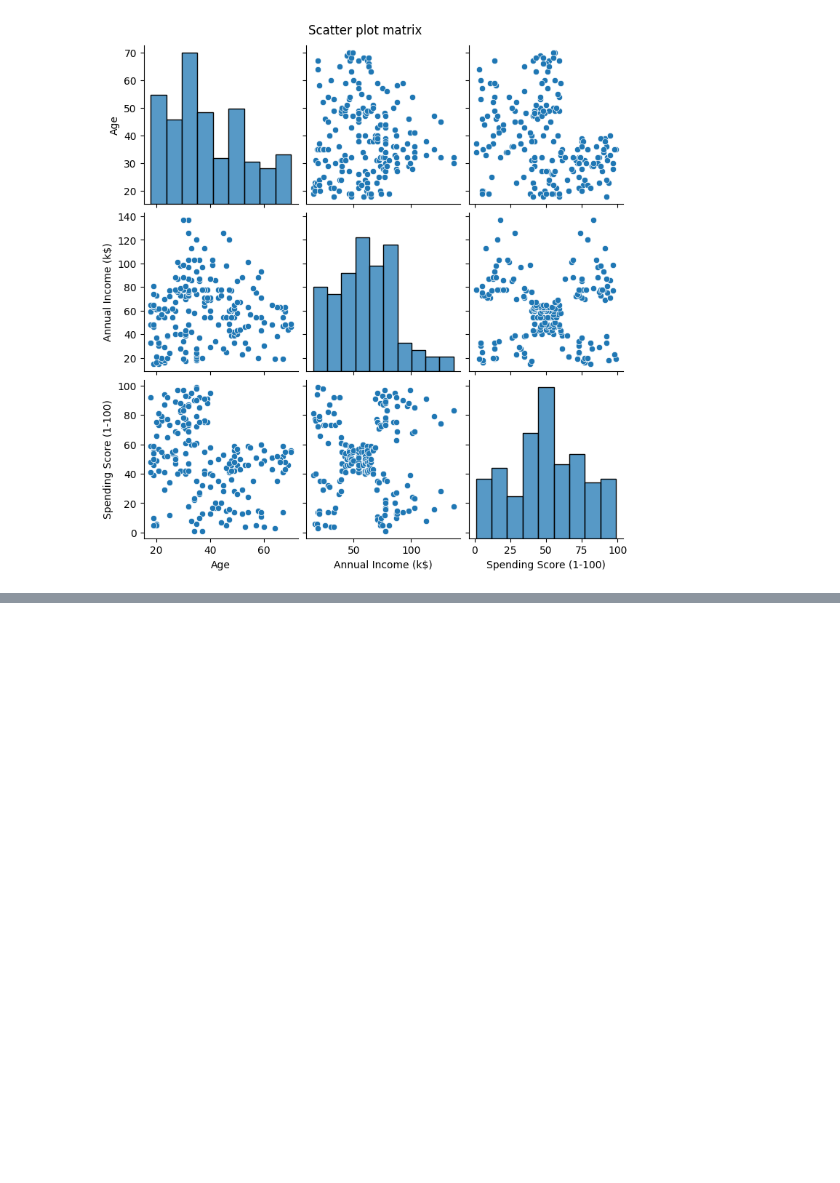
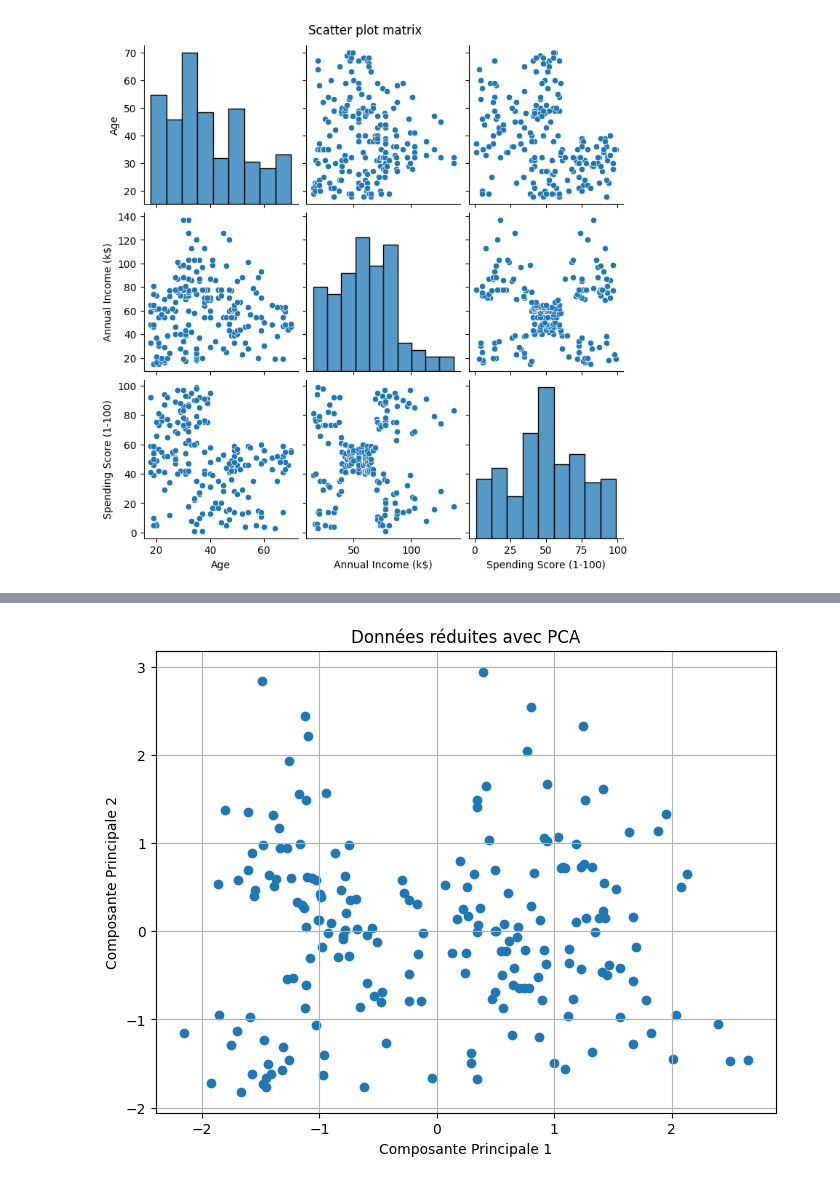
Before and after one commit to RotsyNyAina11/TP-ML-M2-1, a Jupyter notebook: TP-ML-M2-1/notebooks/clustering/parie_A_clustering.ipynb, the cells around one changed output, grey strips where cells are left out. Cells and saved outputs as stored; diff of their text form; code cells hidden in the pictures; blank space fills up the shorter version.

Commit message:
Partie A: Clustering

```diff
--- a/TP-ML-M2-1/notebooks/clustering/parie_A_clustering.ipynb
+++ b/TP-ML-M2-1/notebooks/clustering/parie_A_clustering.ipynb
@@ -84,6 +84,98 @@ plt.show()
 
 # 4- Feature Engineering / Sélection
 # Ajouter une variable categorielle pour l'age
+df['Age_Group'] = pd.cut(df['Age'], bins=[0, 25, 40, 60, 100],
+                    labels=['Jeune', 'Adulte Jeune', 'Adulte', 'Senior'])
+
+#Affichage des nouvelles données
+print("\n Données avec la nouvelle colonne Age_Group")
+print(df[['Age', 'Age_Group']].sample(5))
+
+# 5- Reduction de dimension
+from sklearn.decomposition import PCA
+
+#Reduction à 2 dimensions
+pca = PCA(n_components=2)
+X_pca = pca .fit_transform(X_scaled)
+
+#Visualisation des données réduites
+plt.figure(figsize=(8, 6))
+plt.scatter(X_pca[:, 0], X_pca[:, 1])
+plt.title('Données réduites avec PCA')
+plt.xlabel('Composante Principale 1')
+plt.ylabel('Composante Principale 2')
+plt.grid(True)
+plt.savefig("../../outputs/clustering/graph/pca_reduction.png")
+plt.show()
+
+# 6- Clustering avec KMeans
+from sklearn.cluster import KMeans
+from sklearn.metrics import silhouette_score
+
+silhouette_scores = []
+inertias = []
+for k in range(2, 7):
+    kmeans = KMeans(n_clusters=k, random_state=42)
+    kmeans.fit(X_scaled)
+    labels = kmeans.labels_
+
+    silhouette_avg = silhouette_score(X_scaled, labels)
+    silhouette_scores.append(silhouette_avg)
+    inertias.append(kmeans.inertia_)
+
+#Graphique Silhouette
+plt.figure(figsize=(10, 5))
+plt.subplot(1, 2, 1)
+plt.plot(range(2, 7), silhouette_scores, marker='o')
+plt.title('Score de Silhouette par nombre de clusters')
+plt.xlabel('Nombre de clusters')
+plt.ylabel('Score de Silhouette')
+
+# Graphique Elbow
+plt.subplot(1, 2, 2)
+plt.plot(range(2, 7), inertias, marker='o')
+plt.title('Méthode du coude (Elbow Method)')
+plt.xlabel('Nombre de clusters')
+plt.ylabel('Inertie')
+plt.tight_layout()
+plt.savefig("../../outputs/clustering/graph/silhouette_elbow.png")
+plt.show()
+
+# 7- Interpretation des Clusters
+best_k = 5
+kmeans = KMeans(n_clusters=best_k, random_state=42)
+kmeans.fit(X_scaled)
+labels = kmeans.labels_
+
+#Sauvegarde le modele
+import joblib
+joblib.dump(kmeans, "../../models/clustering/kmeans_model.pkl")
+
+# Ajouter cluster au dataFrame
+df['Cluster'] = labels
+
+# Visualisation des clusters avec PCA
+plt.figure(figsize=(8, 6))
+plt.scatter(X_pca[:, 0], X_pca[:, 1], c=labels, cmap='viridis', s=50)
+plt.title('Clusters après réduction de dimension avec PCA')
+plt.xlabel('Composante Principale 1')
+plt.ylabel('Composante Principale 2')
+plt.colorbar(label='Cluster')
+plt.savefig("../../outputs/clustering/graph/clusters_pca.png")
+plt.show()
+
+# Inverser la standardisation pour interpréter les centroides
+centroids = scaler.inverse_transform(kmeans.cluster_centers_)
+centroids_df = pd.DataFrame(centroids, columns=features)
+centroids_df['Cluster'] = range(best_k)
+
+
+# Exporter les centroides
+centroids_df.to_csv("../../outputs/clustering/centroids.csv", index=False)
+
+# Affichage des centroides
+print("\n Centroides des clusters:")
+print("\n", centroids_df)
 # %% [output]
 Affichage des premières lignes du fichier CSV:
 
@@ -108,0 +208 @@ Affichage des premières lignes du fichier CSV:
+[figure, added]
```
Also changed, not shown: parts of 1 cell of this notebook, 5 other files.
